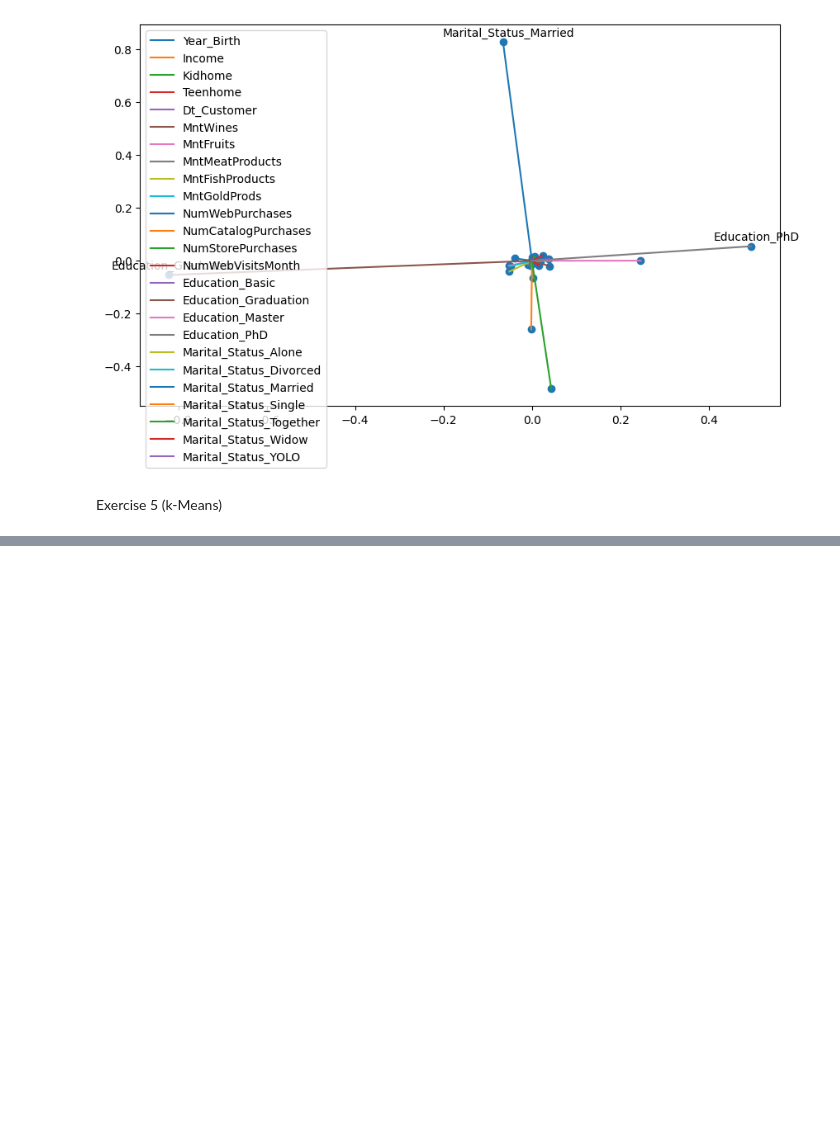
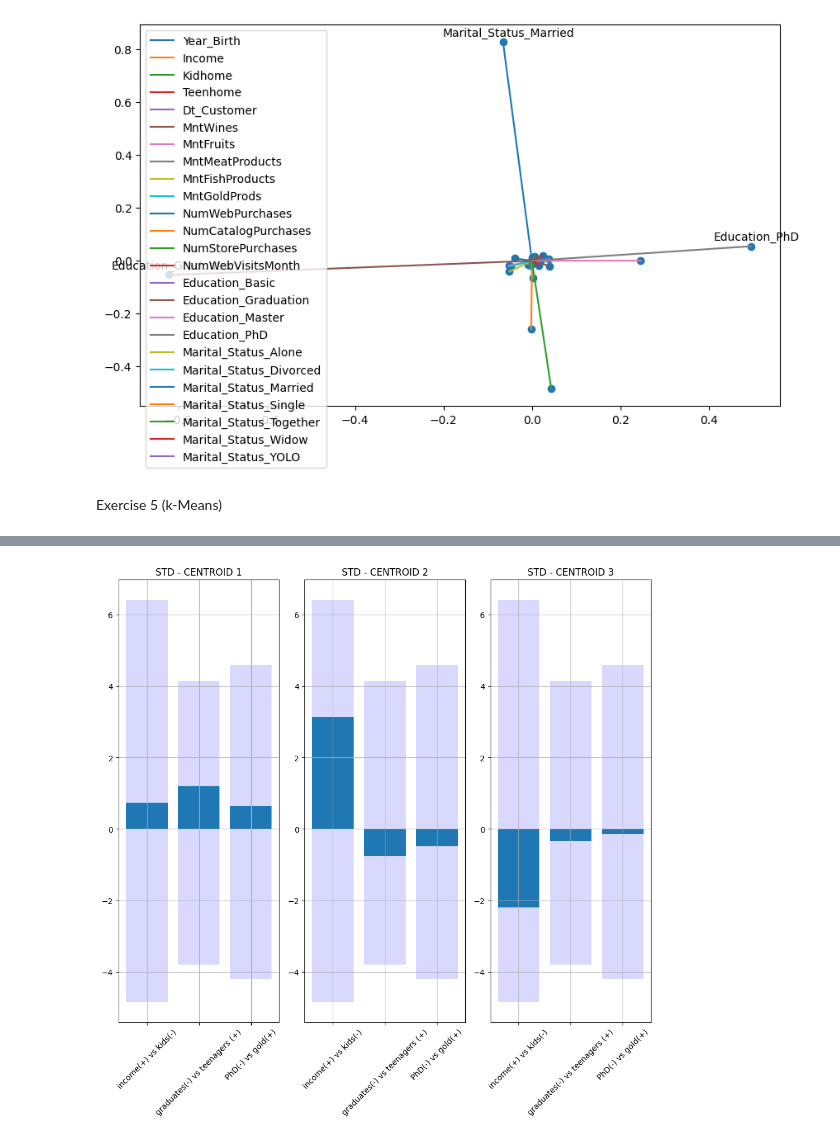
Before and after one commit to IAmReallyAlessio/homework_pca, a Jupyter notebook: pca.ipynb, the cells around one changed output, grey strips where cells are left out. Saved outputs shown, nothing was run; the diff lists cells and outputs as text; code cells hidden in the pictures; blank space fills up the shorter version.

```diff
--- a/pca.ipynb
+++ b/pca.ipynb
@@ -223 +233,6 @@ plt.show()
+# %%
+pc_std_names = ['income(+) vs kids(-)',
+           'graduates(-) vs teenagers (+)',
+           'PhD(-) vs gold(+)'
+           ]
 # %%
@@ -323,0 +369,18 @@ KMeans(n_clusters=3, n_init=10, random_state=328830)
+# %%
+# COMPUTE THE MAX/MIN VALUES IN THE PC-SPACE
+maxs_y = df_pca_std.max(axis=0)
+mins_y = df_pca_std.min(axis=0)
+
+# MAKE THE BARPLOTS OF THE CENTROIDS
+fig_centroids, ax_centroids = plt.subplots(1, 3, figsize=(10, 10))
+for ii in range(k_max_std):
+    ax_centroids[ii].bar(np.arange(km_std.cluster_centers_.shape[1]), maxs_y, color='blue', alpha=0.15)
+    ax_centroids[ii].bar(np.arange(km_std.cluster_centers_.shape[1]), mins_y, color='blue', alpha=0.15)
+    ax_centroids[ii].bar(np.arange(km_std.cluster_centers_.shape[1]), km_std.cluster_centers_[ii, :])
+    ax_centroids[ii].set_xticks(ticks=np.arange(km_std.cluster_centers_.shape[1]))
+    ax_centroids[ii].set_xticklabels(labels=pc_std_names, rotation=45)
+    ax_centroids[ii].grid(visible=True, which='both')
+    plt.tight_layout()
+    ax_centroids[ii].set_title(f'STD - CENTROID {ii+1}')
+# %% [output]
+[figure, added]
```
Also changed, not shown: parts of 16 cells of this notebook.
